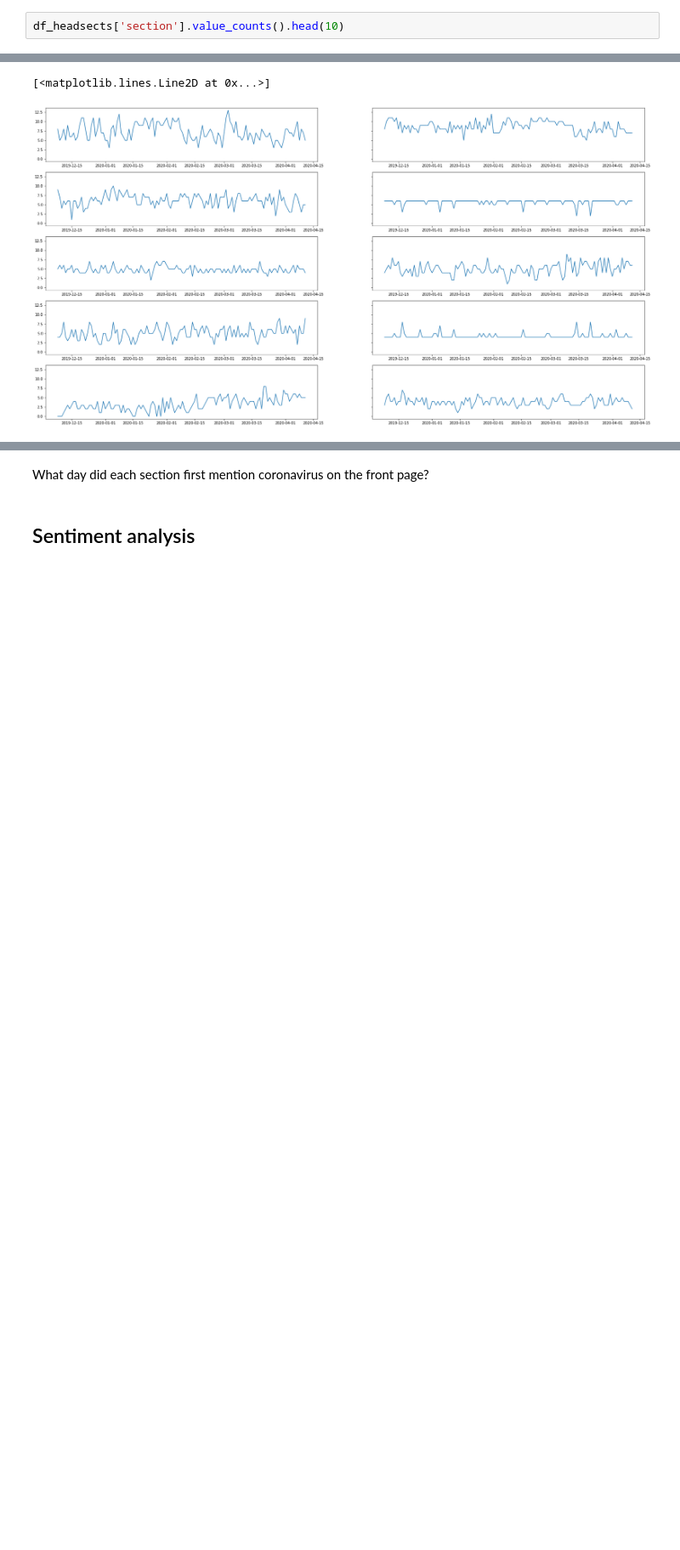
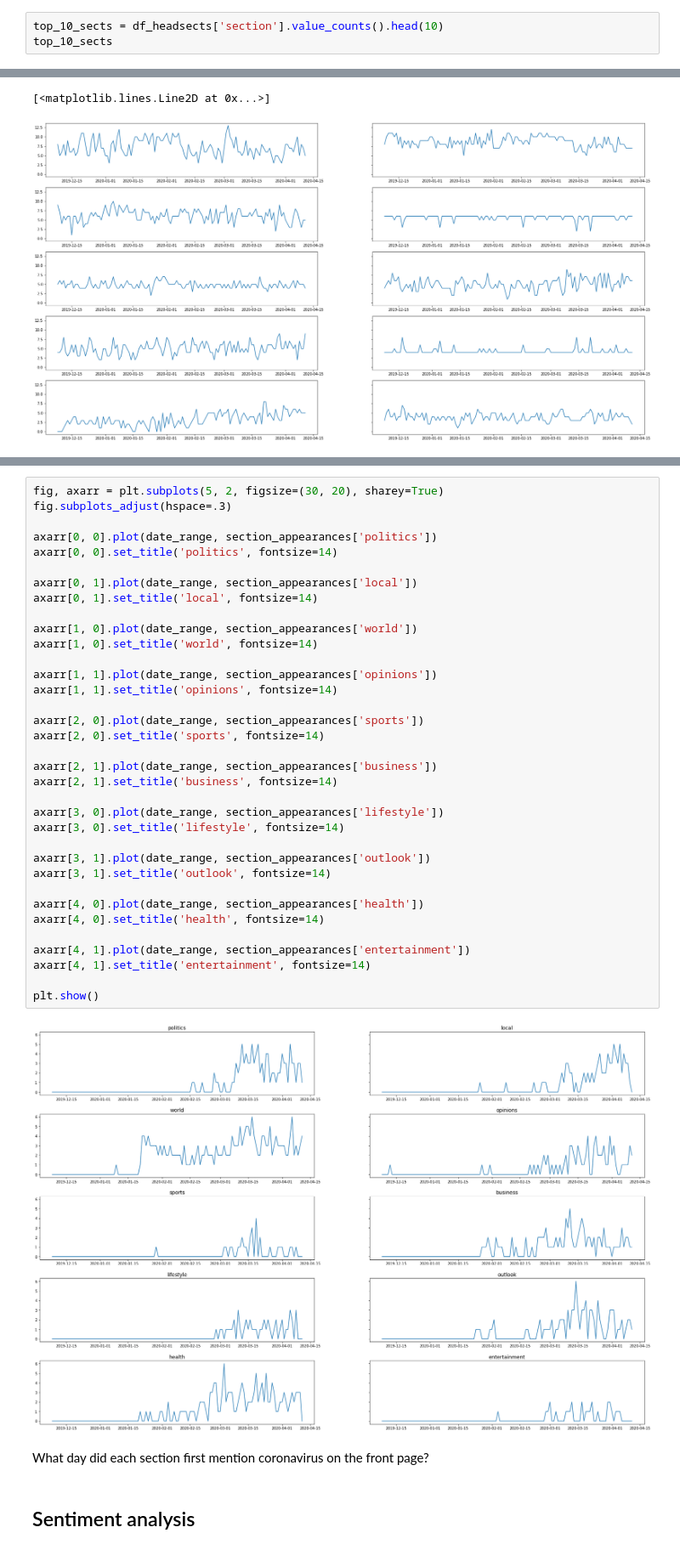
Before and after one commit to brienna/coronavirus-news-analysis, a Jupyter notebook: 2020_04_09_washington_post_scraper.ipynb, the cells around one changed output, grey strips where cells are left out. Shown at 85% size. Drawn from its saved outputs; the diff is of its cells as text; blank space fills up the shorter version.

Commit message:
Visualize the number of times each section mentions coronavirus each day

```diff
--- a/2020_04_09_washington_post_scraper.ipynb
+++ b/2020_04_09_washington_post_scraper.ipynb
@@ -506,7 +506,8 @@ Most frequently used words, monthly.
 # %% [markdown]
 Top 10 most populous sections, overall.
 # %%
-df_headsects['section'].value_counts().head(10)
+top_10_sects = df_headsects['section'].value_counts().head(10)
+top_10_sects
 # %% [output]
 politics         852
 local            805
@@ -557,3 +598,40 @@ How many times did each section explicitly mention coronavirus each day?
+# %%
+fig, axarr = plt.subplots(5, 2, figsize=(30, 20), sharey=True)
+fig.subplots_adjust(hspace=.3)
+
+axarr[0, 0].plot(date_range, section_appearances['politics'])
+axarr[0, 0].set_title('politics', fontsize=14)
+
+axarr[0, 1].plot(date_range, section_appearances['local'])
+axarr[0, 1].set_title('local', fontsize=14)
+
+axarr[1, 0].plot(date_range, section_appearances['world'])
+axarr[1, 0].set_title('world', fontsize=14)
+
+axarr[1, 1].plot(date_range, section_appearances['opinions'])
+axarr[1, 1].set_title('opinions', fontsize=14)
+
+axarr[2, 0].plot(date_range, section_appearances['sports'])
+axarr[2, 0].set_title('sports', fontsize=14)
+
+axarr[2, 1].plot(date_range, section_appearances['business'])
+axarr[2, 1].set_title('business', fontsize=14)
+
+axarr[3, 0].plot(date_range, section_appearances['lifestyle'])
+axarr[3, 0].set_title('lifestyle', fontsize=14)
+
+axarr[3, 1].plot(date_range, section_appearances['outlook'])
+axarr[3, 1].set_title('outlook', fontsize=14)
+
+axarr[4, 0].plot(date_range, section_appearances['health'])
+axarr[4, 0].set_title('health', fontsize=14)
+
+axarr[4, 1].plot(date_range, section_appearances['entertainment'])
+axarr[4, 1].set_title('entertainment', fontsize=14)
+
+plt.show()
+# %% [output]
+[figure, added]
 # %% [markdown]
 What day did each section first mention coronavirus on the front page?
 # %% [markdown]
```
Also changed, not shown: parts of 2 cells of this notebook.
